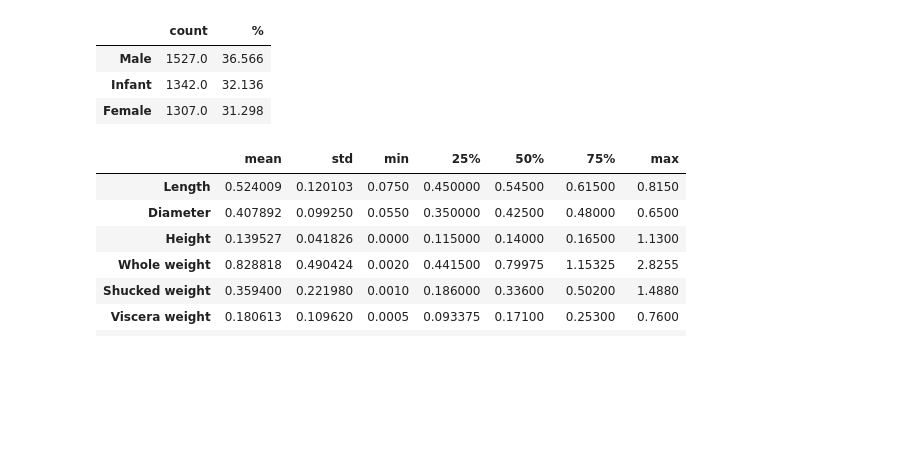
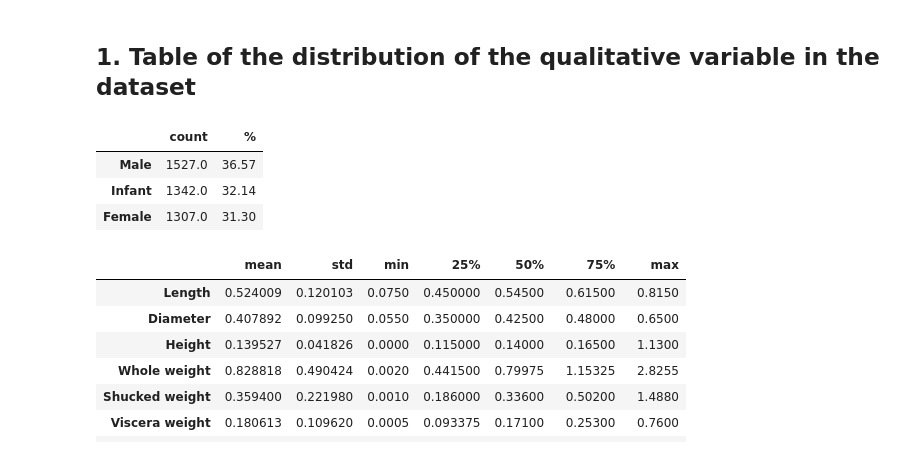
Before and after one commit to HubertKlosowski/Programming_in_Python, a Jupyter notebook: Zadanie1/zad1.ipynb, the cells around one changed output. Saved outputs shown, nothing was run; the diff lists cells and outputs as text; code cells hidden in the pictures; blank space fills up the shorter version.

```diff
--- a/Zadanie1/zad1.ipynb
+++ b/Zadanie1/zad1.ipynb
@@ -32,16 +29,18 @@ data.columns = no_unit_colnames
+# %% [markdown]
+## 1. Table of the distribution of the qualitative variable in the dataset
 # %%
 def qualitative_characteristics():
     v1 = data['Sex'].value_counts().values
-    percentages = [round(l / v1.sum() * 100, 3) for l in v1]
+    percentages = [round(l / v1.sum() * 100, 2) for l in v1]
     return [v1, percentages]
 
 table1 = pd.DataFrame(qualitative_characteristics(), columns=["Male", "Infant", "Female"], index=["count", "%"])
 display(table1.T)
 # %% [output]
 |  | count | % |
-| Male | 1527.0 | 36.566 |
-| Infant | 1342.0 | 32.136 |
-| Female | 1307.0 | 31.298 |
+| Male | 1527.0 | 36.57 |
+| Infant | 1342.0 | 32.14 |
+| Female | 1307.0 | 31.30 |
 # %%
 # 2. Table with summary statistics for the quantitative variables in the dataset
 # %%
```
Also changed, not shown: parts of 9 cells of this notebook, 1 other file.
